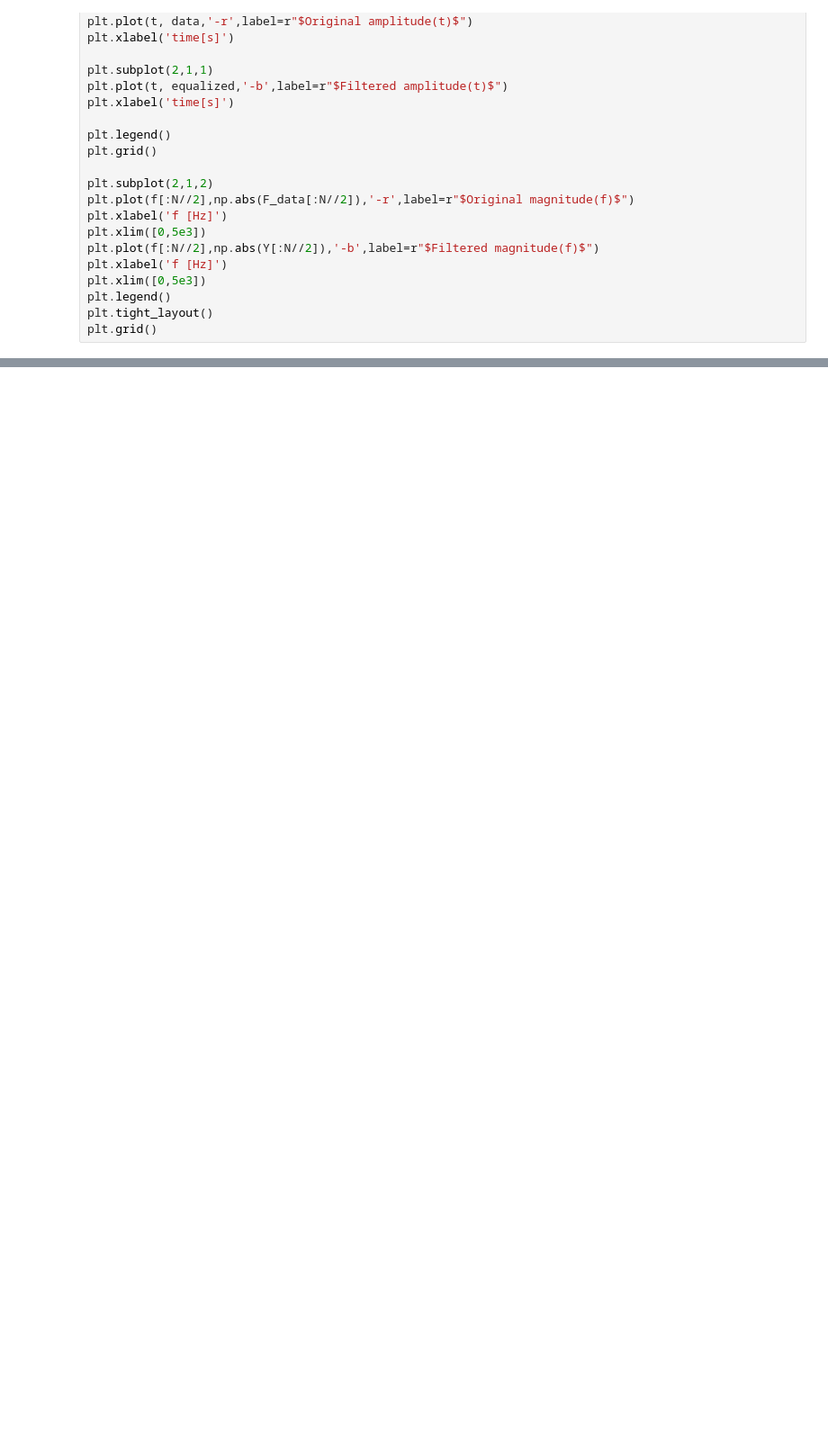
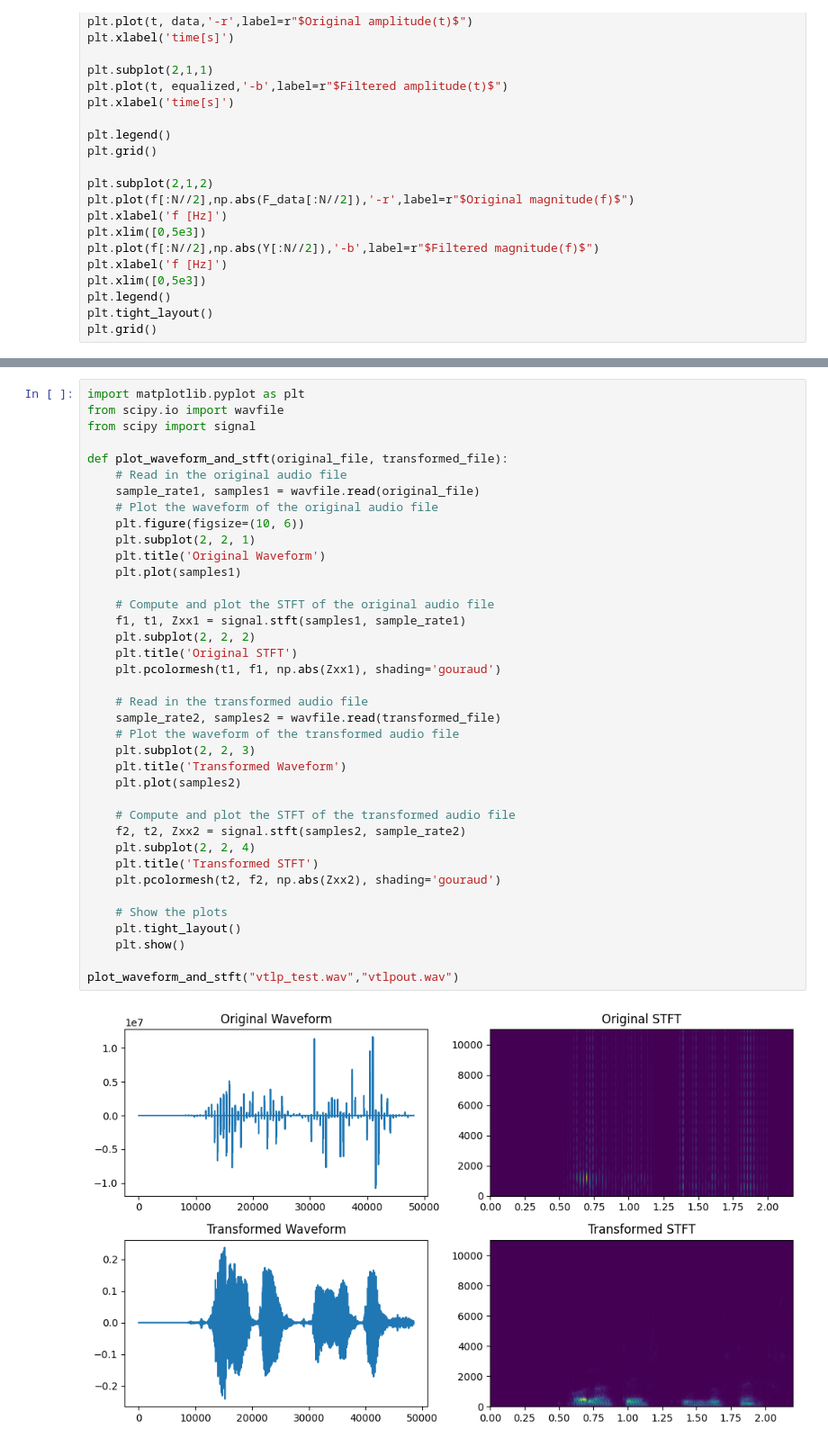
Before and after one commit to LucasTakanori/DA_programV2, a Jupyter notebook: TFG/test.ipynb, the cells around one changed output, grey strips where cells are left out. Shown at 90% size. Saved outputs shown, nothing was run; the diff lists cells and outputs as text; blank space fills up the shorter version.

```diff
--- a/TFG/test.ipynb
+++ b/TFG/test.ipynb
@@ -468,0 +464,40 @@ vtlp("../test.mp3","vtlpout.wav", 1)
+# %%
+import matplotlib.pyplot as plt
+from scipy.io import wavfile
+from scipy import signal
+
+def plot_waveform_and_stft(original_file, transformed_file):
+    # Read in the original audio file
+    sample_rate1, samples1 = wavfile.read(original_file)
+    # Plot the waveform of the original audio file
+    plt.figure(figsize=(10, 6))
+    plt.subplot(2, 2, 1)
+    plt.title('Original Waveform')
+    plt.plot(samples1)
+
+    # Compute and plot the STFT of the original audio file
+    f1, t1, Zxx1 = signal.stft(samples1, sample_rate1)
+    plt.subplot(2, 2, 2)
+    plt.title('Original STFT')
+    plt.pcolormesh(t1, f1, np.abs(Zxx1), shading='gouraud')
+
+    # Read in the transformed audio file
+    sample_rate2, samples2 = wavfile.read(transformed_file)
+    # Plot the waveform of the transformed audio file
+    plt.subplot(2, 2, 3)
+    plt.title('Transformed Waveform')
+    plt.plot(samples2)
+
+    # Compute and plot the STFT of the transformed audio file
+    f2, t2, Zxx2 = signal.stft(samples2, sample_rate2)
+    plt.subplot(2, 2, 4)
+    plt.title('Transformed STFT')
+    plt.pcolormesh(t2, f2, np.abs(Zxx2), shading='gouraud')
+
+    # Show the plots
+    plt.tight_layout()
+    plt.show()
+
+plot_waveform_and_stft("vtlp_test.wav","vtlpout.wav")
+# %% [output]
+[figure, added]
```
Also changed, not shown: parts of 13 cells of this notebook, 4 other files.
